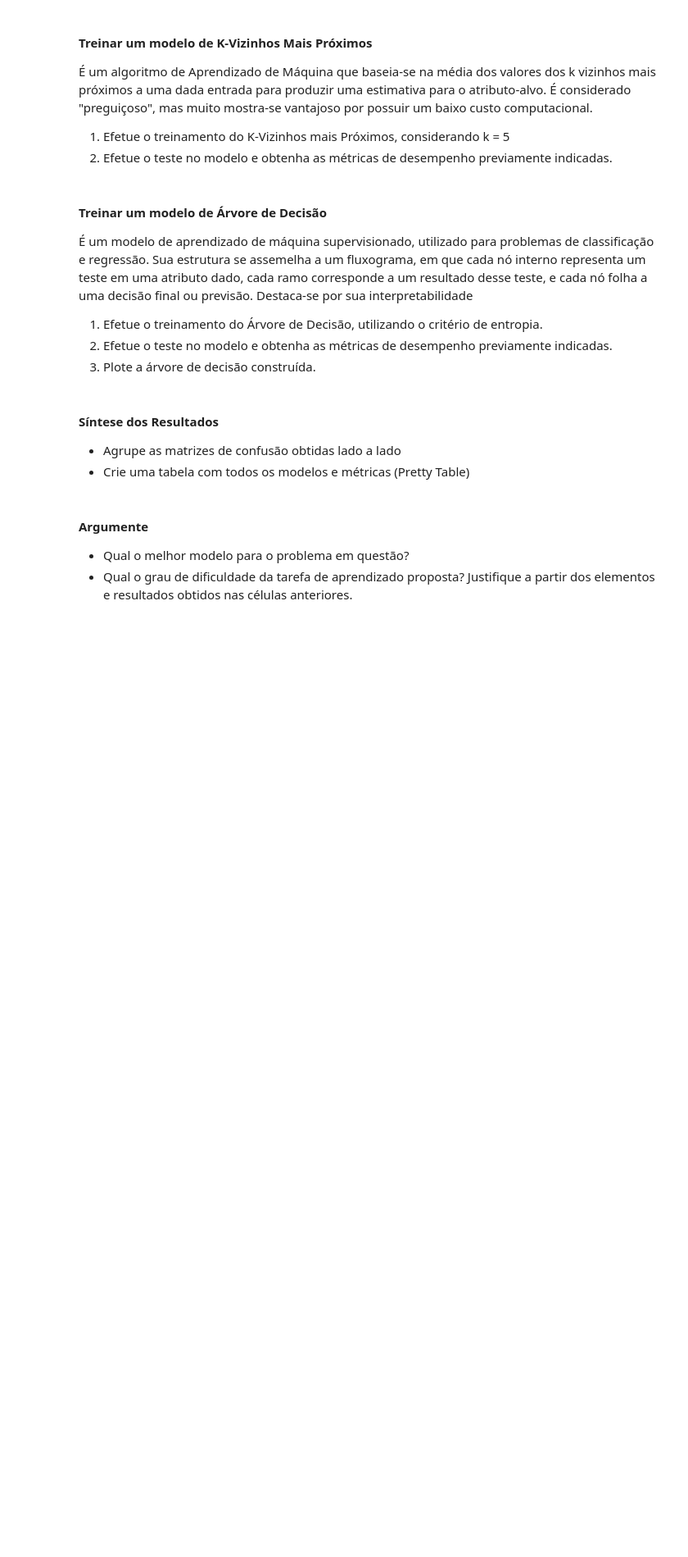
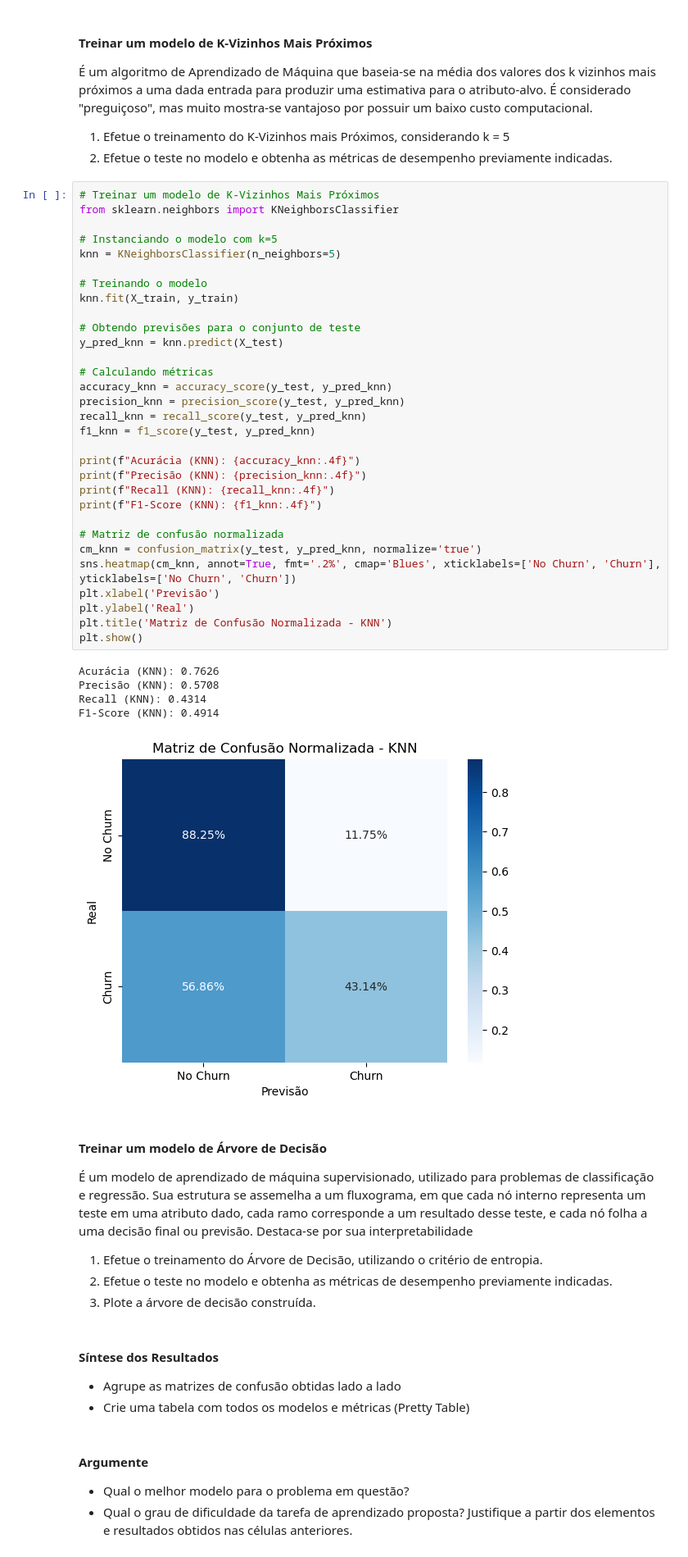
Before and after one commit to Marcelo-Heitor-de-Almeida-Lira/redes_neurais_ap2, a Jupyter notebook: RNA-2025.2-PP1.2.ipynb, the cells around one changed output. Shown at 82% size. Cells and saved outputs as stored; diff of their text form; blank space fills up the shorter version.

Commit message:
feat: add Treinar um modelo de K-vizinhos mais próximos

```diff
--- a/RNA-2025.2-PP1.2.ipynb
+++ b/RNA-2025.2-PP1.2.ipynb
@@ -761,6 +761,43 @@ F1-Score: 0.5924
 
 1. Efetue o treinamento do K-Vizinhos mais Próximos, considerando k = 5
 2. Efetue o teste no modelo e obtenha as métricas de desempenho previamente indicadas.
+# %%
+# Treinar um modelo de K-Vizinhos Mais Próximos
+from sklearn.neighbors import KNeighborsClassifier
+
+# Instanciando o modelo com k=5
+knn = KNeighborsClassifier(n_neighbors=5)
+
+# Treinando o modelo
+knn.fit(X_train, y_train)
+
+# Obtendo previsões para o conjunto de teste
+y_pred_knn = knn.predict(X_test)
+
+# Calculando métricas
+accuracy_knn = accuracy_score(y_test, y_pred_knn)
+precision_knn = precision_score(y_test, y_pred_knn)
+recall_knn = recall_score(y_test, y_pred_knn)
+f1_knn = f1_score(y_test, y_pred_knn)
+
+print(f"Acurácia (KNN): {accuracy_knn:.4f}")
+print(f"Precisão (KNN): {precision_knn:.4f}")
+print(f"Recall (KNN): {recall_knn:.4f}")
+print(f"F1-Score (KNN): {f1_knn:.4f}")
+
+# Matriz de confusão normalizada
+cm_knn = confusion_matrix(y_test, y_pred_knn, normalize='true')
+sns.heatmap(cm_knn, annot=True, fmt='.2%', cmap='Blues', xticklabels=['No Churn', 'Churn'], yticklabels=['No Churn', 'Churn'])
+plt.xlabel('Previsão')
+plt.ylabel('Real')
+plt.title('Matriz de Confusão Normalizada - KNN')
+plt.show()
+# %% [output]
+Acurácia (KNN): 0.7626
+Precisão (KNN): 0.5708
+Recall (KNN): 0.4314
+F1-Score (KNN): 0.4914
+[figure, added]
 # %% [markdown]
 #### Treinar um modelo de Árvore de Decisão
 
```
